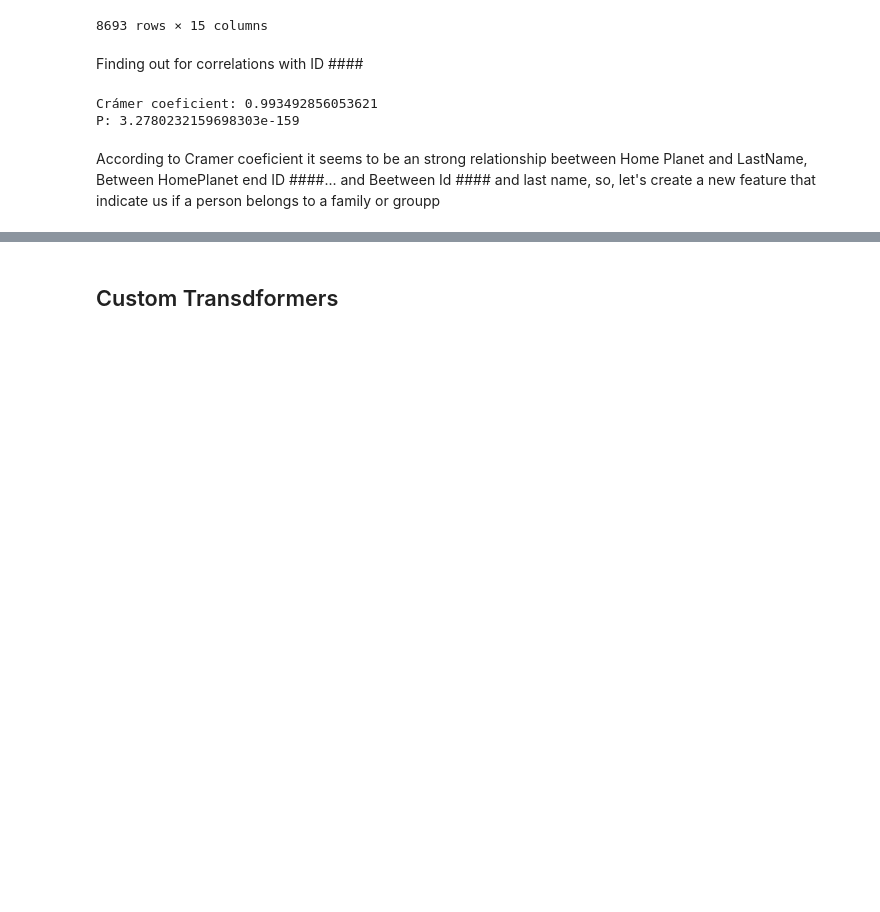
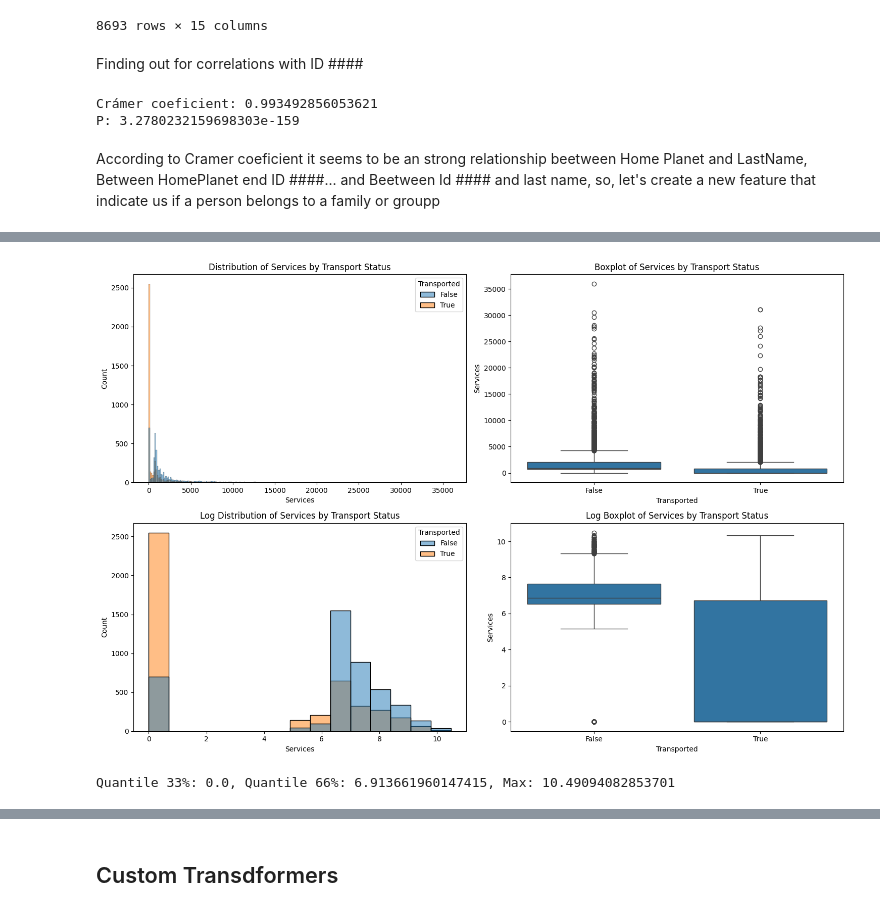
Before and after one commit to SebasKHE/data-science-kaggle-competitions, a Jupyter notebook: spaceship-titanic/space-titanic-project.ipynb, the cells around one changed output, grey strips where cells are left out. Cells and saved outputs as stored; diff of their text form; code cells hidden in the pictures; blank space fills up the shorter version.

```diff
--- a/spaceship-titanic/space-titanic-project.ipynb
+++ b/spaceship-titanic/space-titanic-project.ipynb
@@ -416,0 +431,4 @@ processed_train_df[['LastName', 'Id ####', 'HomePlanet', 'IsFamily']].head(10)
+# %%
+visualizer.plot_numerical_feature('Services')
+# %% [output]
+[figure, added]
@@ -416,0 +438,8 @@ processed_train_df[['LastName', 'Id ####', 'HomePlanet', 'IsFamily']].head(10)
+# %%
+q1 = processed_train_df['Services_log'].quantile(0.33)
+q2 = processed_train_df['Services_log'].quantile(0.66)
+qmax = processed_train_df['Services_log'].max()
+
+print(f"Quantile 33%: {q1}, Quantile 66%: {q2}, Max: {qmax}")
+# %% [output]
+Quantile 33%: 0.0, Quantile 66%: 6.913661960147415, Max: 10.49094082853701
```
Also changed, not shown: parts of 27 cells of this notebook.
